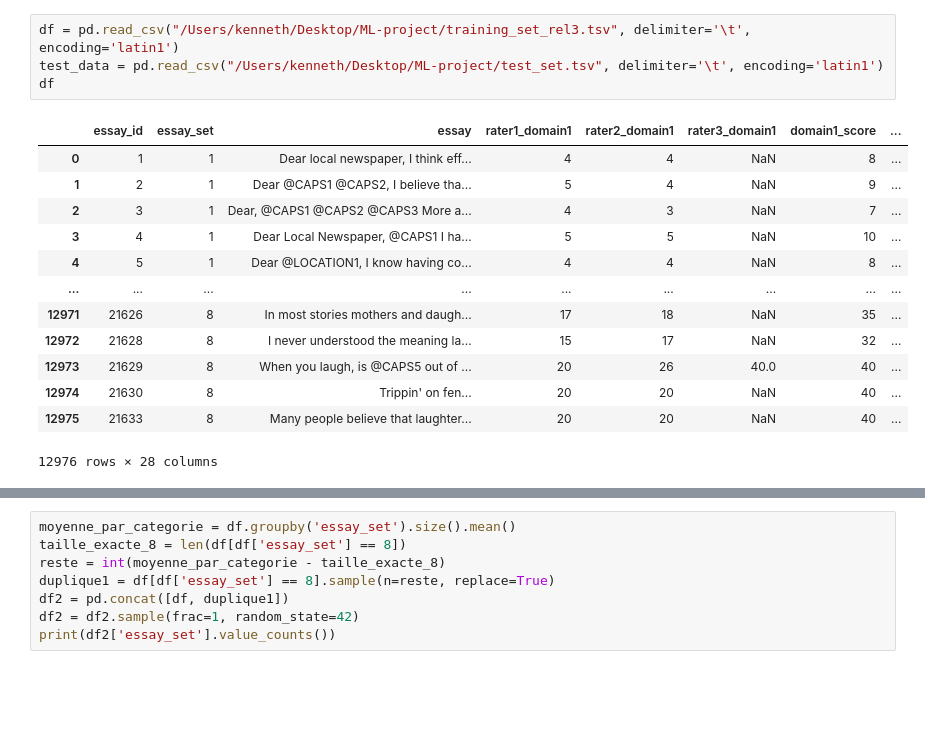
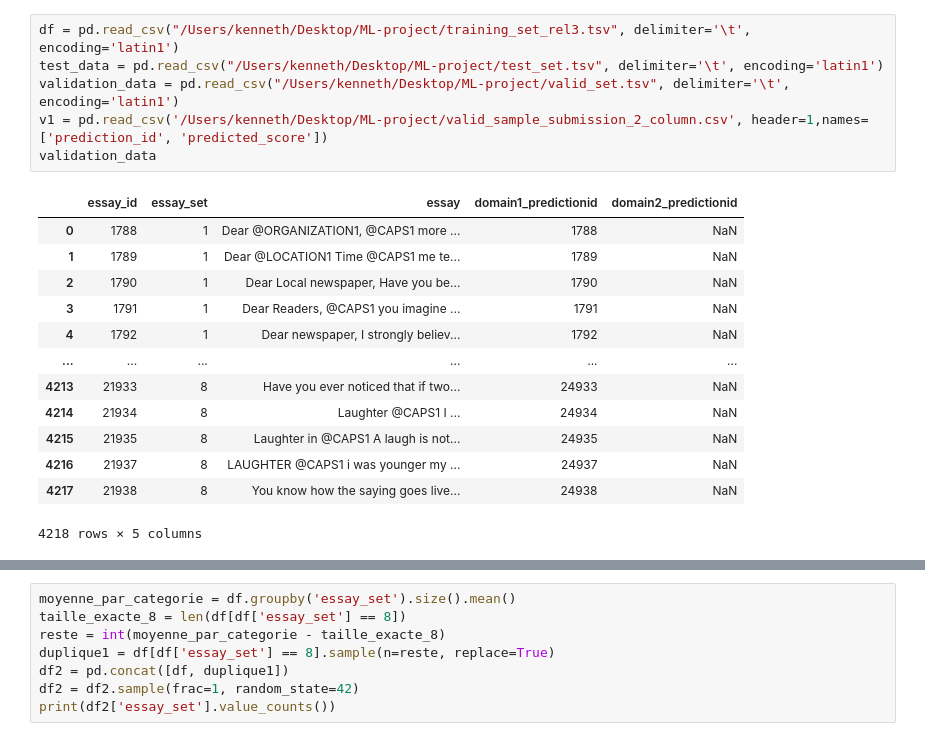
Before and after one commit to Group7-DSTI/ML-project, a Jupyter notebook: Kenneth.ipynb, the cells around one changed output, grey strips where cells are left out. Drawn from its saved outputs; the diff is of its cells as text; blank space fills up the shorter version.

```diff
--- a/Kenneth.ipynb
+++ b/Kenneth.ipynb
@@ -3,18 +20,20 @@ import pandas as pd
 # %%
 df = pd.read_csv("/Users/kenneth/Desktop/ML-project/training_set_rel3.tsv", delimiter='\t', encoding='latin1')
 test_data = pd.read_csv("/Users/kenneth/Desktop/ML-project/test_set.tsv", delimiter='\t', encoding='latin1')
-df
+validation_data = pd.read_csv("/Users/kenneth/Desktop/ML-project/valid_set.tsv", delimiter='\t', encoding='latin1')
+v1 = pd.read_csv('/Users/kenneth/Desktop/ML-project/valid_sample_submission_2_column.csv', header=1,names=['prediction_id', 'predicted_score'])
+validation_data
 # %% [output]
-|  | essay_id | essay_set | essay | rater1_domain1 | rater2_domain1 | rater3_domain1 | domain1_score | ... |
-| 0 | 1 | 1 | Dear local newspaper, I think eff... | 4 | 4 | NaN | 8 | ... |
-| 1 | 2 | 1 | Dear @CAPS1 @CAPS2, I believe tha... | 5 | 4 | NaN | 9 | ... |
-| 2 | 3 | 1 | Dear, @CAPS1 @CAPS2 @CAPS3 More a... | 4 | 3 | NaN | 7 | ... |
-| 3 | 4 | 1 | Dear Local Newspaper, @CAPS1 I ha... | 5 | 5 | NaN | 10 | ... |
-| 4 | 5 | 1 | Dear @LOCATION1, I know having co... | 4 | 4 | NaN | 8 | ... |
-| ... | ... | ... | ... | ... | ... | ... | ... | ... |
-| 12971 | 21626 | 8 | In most stories mothers and daugh... | 17 | 18 | NaN | 35 | ... |
-| 12972 | 21628 | 8 | I never understood the meaning la... | 15 | 17 | NaN | 32 | ... |
-| 12973 | 21629 | 8 | When you laugh, is @CAPS5 out of ... | 20 | 26 | 40.0 | 40 | ... |
-| 12974 | 21630 | 8 | Trippin' on fen... | 20 | 20 | NaN | 40 | ... |
-| 12975 | 21633 | 8 | Many people believe that laughter... | 20 | 20 | NaN | 40 | ... |
+|  | essay_id | essay_set | essay | domain1_predictionid | domain2_predictionid |
+| 0 | 1788 | 1 | Dear @ORGANIZATION1, @CAPS1 more ... | 1788 | NaN |
+| 1 | 1789 | 1 | Dear @LOCATION1 Time @CAPS1 me te... | 1789 | NaN |
+| 2 | 1790 | 1 | Dear Local newspaper, Have you be... | 1790 | NaN |
+| 3 | 1791 | 1 | Dear Readers, @CAPS1 you imagine ... | 1791 | NaN |
+| 4 | 1792 | 1 | Dear newspaper, I strongly believ... | 1792 | NaN |
+| ... | ... | ... | ... | ... | ... |
+| 4213 | 21933 | 8 | Have you ever noticed that if two... | 24933 | NaN |
+| 4214 | 21934 | 8 | Laughter @CAPS1 I ... | 24934 | NaN |
+| 4215 | 21935 | 8 | Laughter in @CAPS1 A laugh is not... | 24935 | NaN |
+| 4216 | 21937 | 8 | LAUGHTER @CAPS1 i was younger my ... | 24937 | NaN |
+| 4217 | 21938 | 8 | You know how the saying goes live... | 24938 | NaN |
-12976 rows × 28 columns
+4218 rows × 5 columns
```
Also changed, not shown: parts of 40 cells of this notebook, 1 other file.
